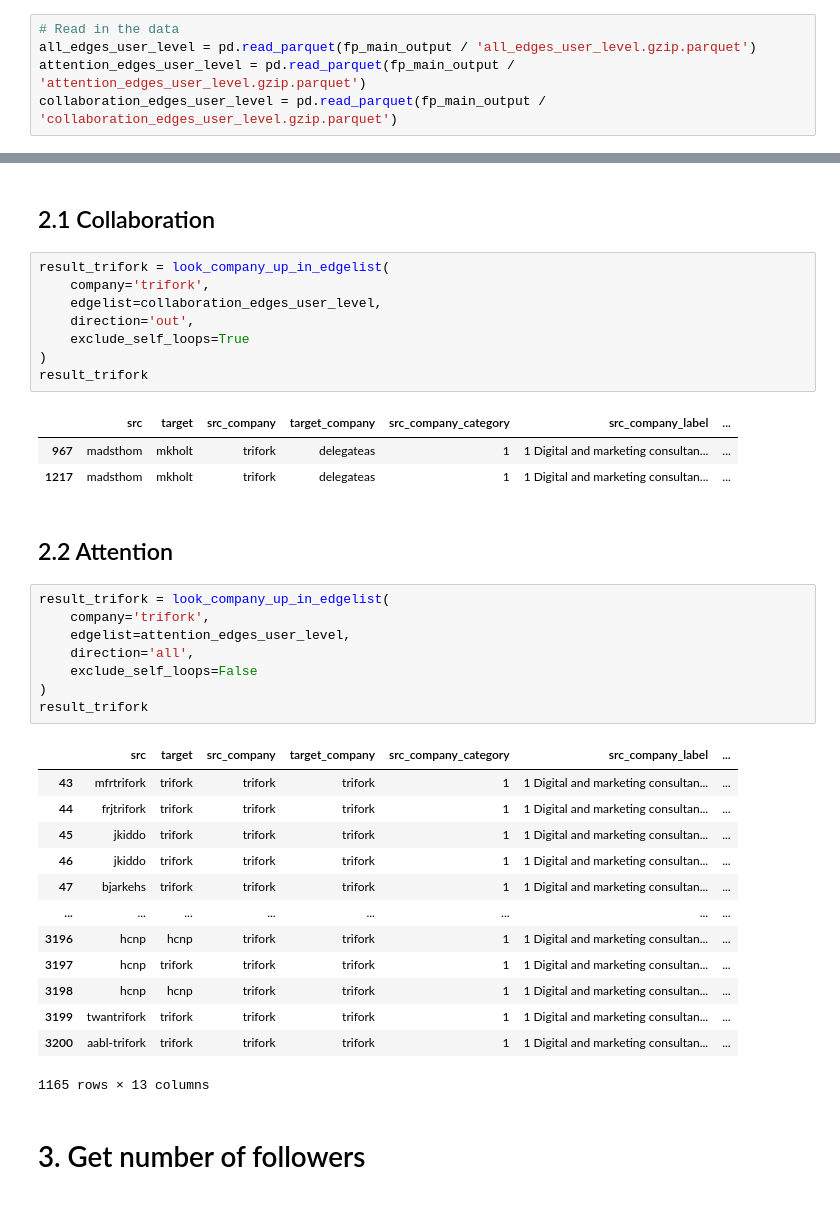
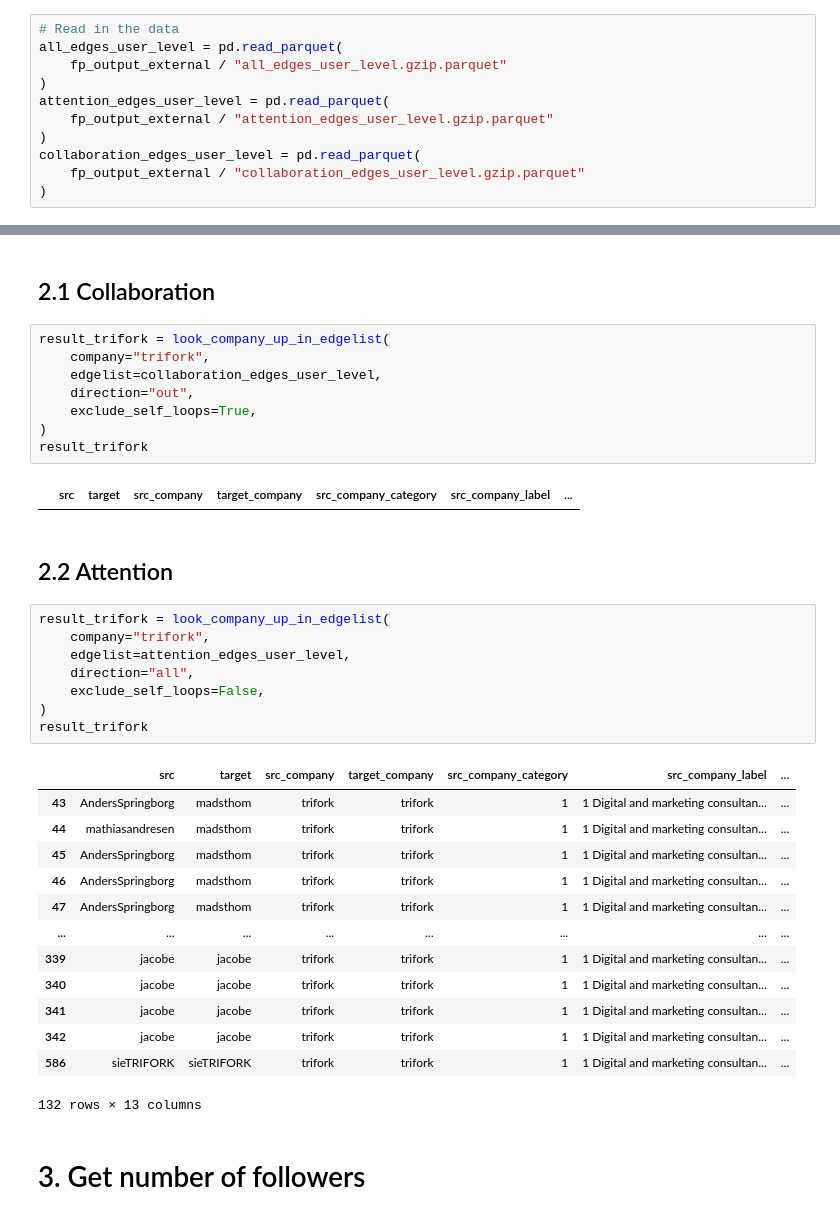
Before and after one commit to asgerkromand/github-as-market-device, a Jupyter notebook: notebooks/7. Exploring network connection in-depth.ipynb, the cells around one changed output, grey strips where cells are left out. Saved outputs shown, nothing was run; the diff lists cells and outputs as text.

```diff
--- a/notebooks/7. Exploring network connection in-depth.ipynb
+++ b/notebooks/7. Exploring network connection in-depth.ipynb
@@ -37,49 +36,53 @@ fp_output_external = fp.fp_output_external
 # 1 Load in the data
 # %%
 # Read in the data
-all_edges_user_level = pd.read_parquet(fp_main_output / 'all_edges_user_level.gzip.parquet')
-attention_edges_user_level = pd.read_parquet(fp_main_output / 'attention_edges_user_level.gzip.parquet')
-collaboration_edges_user_level = pd.read_parquet(fp_main_output / 'collaboration_edges_user_level.gzip.parquet')
+all_edges_user_level = pd.read_parquet(
+    fp_output_external / "all_edges_user_level.gzip.parquet"
+)
+attention_edges_user_level = pd.read_parquet(
+    fp_output_external / "attention_edges_user_level.gzip.parquet"
+)
+collaboration_edges_user_level = pd.read_parquet(
+    fp_output_external / "collaboration_edges_user_level.gzip.parquet"
+)
 # %% [markdown]
 # 2. Examining the networks
 # %% [markdown]
 ## 2.1 Collaboration
 # %%
 result_trifork = look_company_up_in_edgelist(
-    company='trifork',
+    company="trifork",
     edgelist=collaboration_edges_user_level,
-    direction='out',
-    exclude_self_loops=True
+    direction="out",
+    exclude_self_loops=True,
 )
 result_trifork
 # %% [output]
 |  | src | target | src_company | target_company | src_company_category | src_company_label | ... |
-| 967 | madsthom | mkholt | trifork | delegateas | 1 | 1 Digital and marketing consultan... | ... |
-| 1217 | madsthom | mkholt | trifork | delegateas | 1 | 1 Digital and marketing consultan... | ... |
 # %% [markdown]
 ## 2.2 Attention
 # %%
 result_trifork = look_company_up_in_edgelist(
-    company='trifork',
+    company="trifork",
     edgelist=attention_edges_user_level,
-    direction='all',
-    exclude_self_loops=False
+    direction="all",
+    exclude_self_loops=False,
 )
 result_trifork
 # %% [output]
 |  | src | target | src_company | target_company | src_company_category | src_company_label | ... |
-| 43 | mfrtrifork | trifork | trifork | trifork | 1 | 1 Digital and marketing consultan... | ... |
-| 44 | frjtrifork | trifork | trifork | trifork | 1 | 1 Digital and marketing consultan... | ... |
-| 45 | jkiddo | trifork | trifork | trifork | 1 | 1 Digital and marketing consultan... | ... |
-| 46 | jkiddo | trifork | trifork | trifork | 1 | 1 Digital and marketing consultan... | ... |
-| 47 | bjarkehs | trifork | trifork | trifork | 1 | 1 Digital and marketing consultan... | ... |
+| 43 | AndersSpringborg | madsthom | trifork | trifork | 1 | 1 Digital and marketing consultan... | ... |
+| 44 | mathiasandresen | madsthom | trifork | trifork | 1 | 1 Digital and marketing consultan... | ... |
+| 45 | AndersSpringborg | madsthom | trifork | trifork | 1 | 1 Digital and marketing consultan... | ... |
+| 46 | AndersSpringborg | madsthom | trifork | trifork | 1 | 1 Digital and marketing consultan... | ... |
+| 47 | AndersSpringborg | madsthom | trifork | trifork | 1 | 1 Digital and marketing consultan... | ... |
 | ... | ... | ... | ... | ... | ... | ... | ... |
-| 3196 | hcnp | hcnp | trifork | trifork | 1 | 1 Digital and marketing consultan... | ... |
-| 3197 | hcnp | trifork | trifork | trifork | 1 | 1 Digital and marketing consultan... | ... |
-| 3198 | hcnp | hcnp | trifork | trifork | 1 | 1 Digital and marketing consultan... | ... |
-| 3199 | twantrifork | trifork | trifork | trifork | 1 | 1 Digital and marketing consultan... | ... |
-| 3200 | aabl-trifork | trifork | trifork | trifork | 1 | 1 Digital and marketing consultan... | ... |
+| 339 | jacobe | jacobe | trifork | trifork | 1 | 1 Digital and marketing consultan... | ... |
+| 340 | jacobe | jacobe | trifork | trifork | 1 | 1 Digital and marketing consultan... | ... |
+| 341 | jacobe | jacobe | trifork | trifork | 1 | 1 Digital and marketing consultan... | ... |
+| 342 | jacobe | jacobe | trifork | trifork | 1 | 1 Digital and marketing consultan... | ... |
+| 586 | sieTRIFORK | sieTRIFORK | trifork | trifork | 1 | 1 Digital and marketing consultan... | ... |
-1165 rows × 13 columns
+132 rows × 13 columns
 # %% [markdown]
 # 3. Get number of followers
 # %%
```
Also changed, not shown: parts of 3 cells of this notebook, 23 other files.
